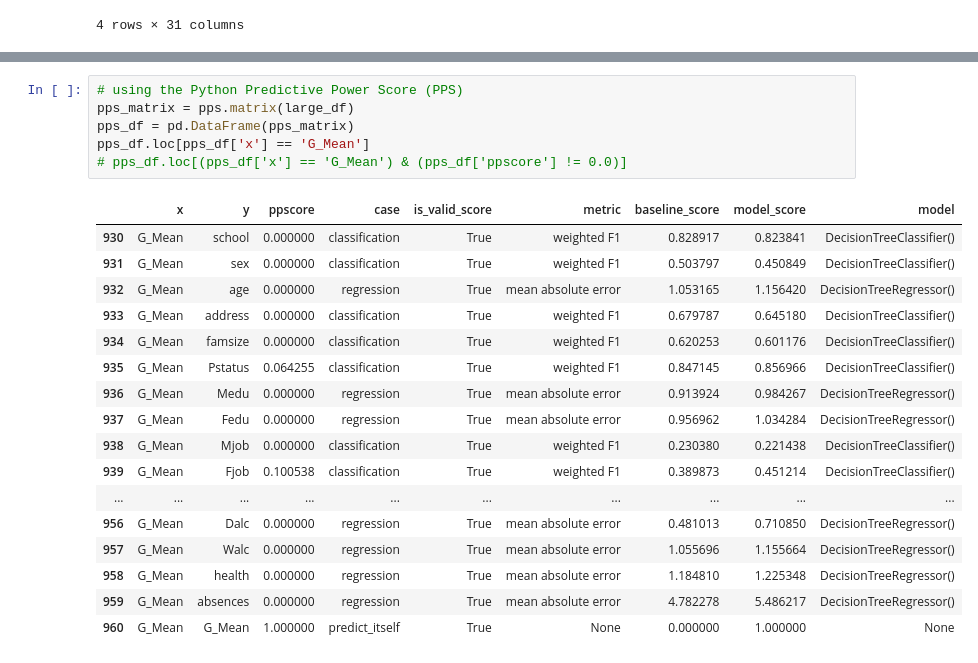
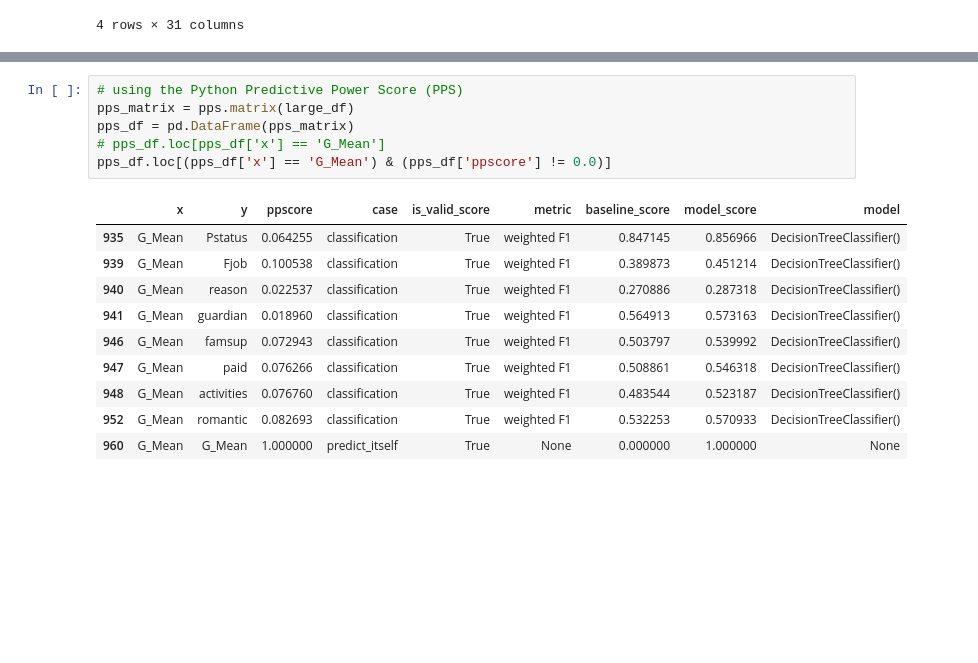
Before and after one commit to Lois-Lanctot/student-performance-analysis, a Jupyter notebook: student_performance_analysis.ipynb, the cells around one changed output, grey strips where cells are left out. Cells and saved outputs as stored; diff of their text form; blank space fills up the shorter version.

```diff
--- a/student_performance_analysis.ipynb
+++ b/student_performance_analysis.ipynb
@@ -435,24 +406,17 @@ Name: G_Mean, dtype: float64
 # %%
 # using the Python Predictive Power Score (PPS)
 pps_matrix = pps.matrix(large_df)
 pps_df = pd.DataFrame(pps_matrix)
-pps_df.loc[pps_df['x'] == 'G_Mean']
-# pps_df.loc[(pps_df['x'] == 'G_Mean') & (pps_df['ppscore'] != 0.0)]
+# pps_df.loc[pps_df['x'] == 'G_Mean']
+pps_df.loc[(pps_df['x'] == 'G_Mean') & (pps_df['ppscore'] != 0.0)]
 # %% [output]
 |  | x | y | ppscore | case | is_valid_score | metric | baseline_score | model_score | model |
-| 930 | G_Mean | school | 0.000000 | classification | True | weighted F1 | 0.828917 | 0.823841 | DecisionTreeClassifier() |
-| 931 | G_Mean | sex | 0.000000 | classification | True | weighted F1 | 0.503797 | 0.450849 | DecisionTreeClassifier() |
-| 932 | G_Mean | age | 0.000000 | regression | True | mean absolute error | 1.053165 | 1.156420 | DecisionTreeRegressor() |
-| 933 | G_Mean | address | 0.000000 | classification | True | weighted F1 | 0.679787 | 0.645180 | DecisionTreeClassifier() |
-| 934 | G_Mean | famsize | 0.000000 | classification | True | weighted F1 | 0.620253 | 0.601176 | DecisionTreeClassifier() |
 | 935 | G_Mean | Pstatus | 0.064255 | classification | True | weighted F1 | 0.847145 | 0.856966 | DecisionTreeClassifier() |
-| 936 | G_Mean | Medu | 0.000000 | regression | True | mean absolute error | 0.913924 | 0.984267 | DecisionTreeRegressor() |
-| 937 | G_Mean | Fedu | 0.000000 | regression | True | mean absolute error | 0.956962 | 1.034284 | DecisionTreeRegressor() |
-| 938 | G_Mean | Mjob | 0.000000 | classification | True | weighted F1 | 0.230380 | 0.221438 | DecisionTreeClassifier() |
 | 939 | G_Mean | Fjob | 0.100538 | classification | True | weighted F1 | 0.389873 | 0.451214 | DecisionTreeClassifier() |
-| ... | ... | ... | ... | ... | ... | ... | ... | ... | ... |
-| 956 | G_Mean | Dalc | 0.000000 | regression | True | mean absolute error | 0.481013 | 0.710850 | DecisionTreeRegressor() |
-| 957 | G_Mean | Walc | 0.000000 | regression | True | mean absolute error | 1.055696 | 1.155664 | DecisionTreeRegressor() |
-| 958 | G_Mean | health | 0.000000 | regression | True | mean absolute error | 1.184810 | 1.225348 | DecisionTreeRegressor() |
-| 959 | G_Mean | absences | 0.000000 | regression | True | mean absolute error | 4.782278 | 5.486217 | DecisionTreeRegressor() |
+| 940 | G_Mean | reason | 0.022537 | classification | True | weighted F1 | 0.270886 | 0.287318 | DecisionTreeClassifier() |
+| 941 | G_Mean | guardian | 0.018960 | classification | True | weighted F1 | 0.564913 | 0.573163 | DecisionTreeClassifier() |
+| 946 | G_Mean | famsup | 0.072943 | classification | True | weighted F1 | 0.503797 | 0.539992 | DecisionTreeClassifier() |
+| 947 | G_Mean | paid | 0.076266 | classification | True | weighted F1 | 0.508861 | 0.546318 | DecisionTreeClassifier() |
+| 948 | G_Mean | activities | 0.076760 | classification | True | weighted F1 | 0.483544 | 0.523187 | DecisionTreeClassifier() |
+| 952 | G_Mean | romantic | 0.082693 | classification | True | weighted F1 | 0.532253 | 0.570933 | DecisionTreeClassifier() |
 | 960 | G_Mean | G_Mean | 1.000000 | predict_itself | True | None | 0.000000 | 1.000000 | None |
```
Also changed, not shown: parts of 14 cells of this notebook.
